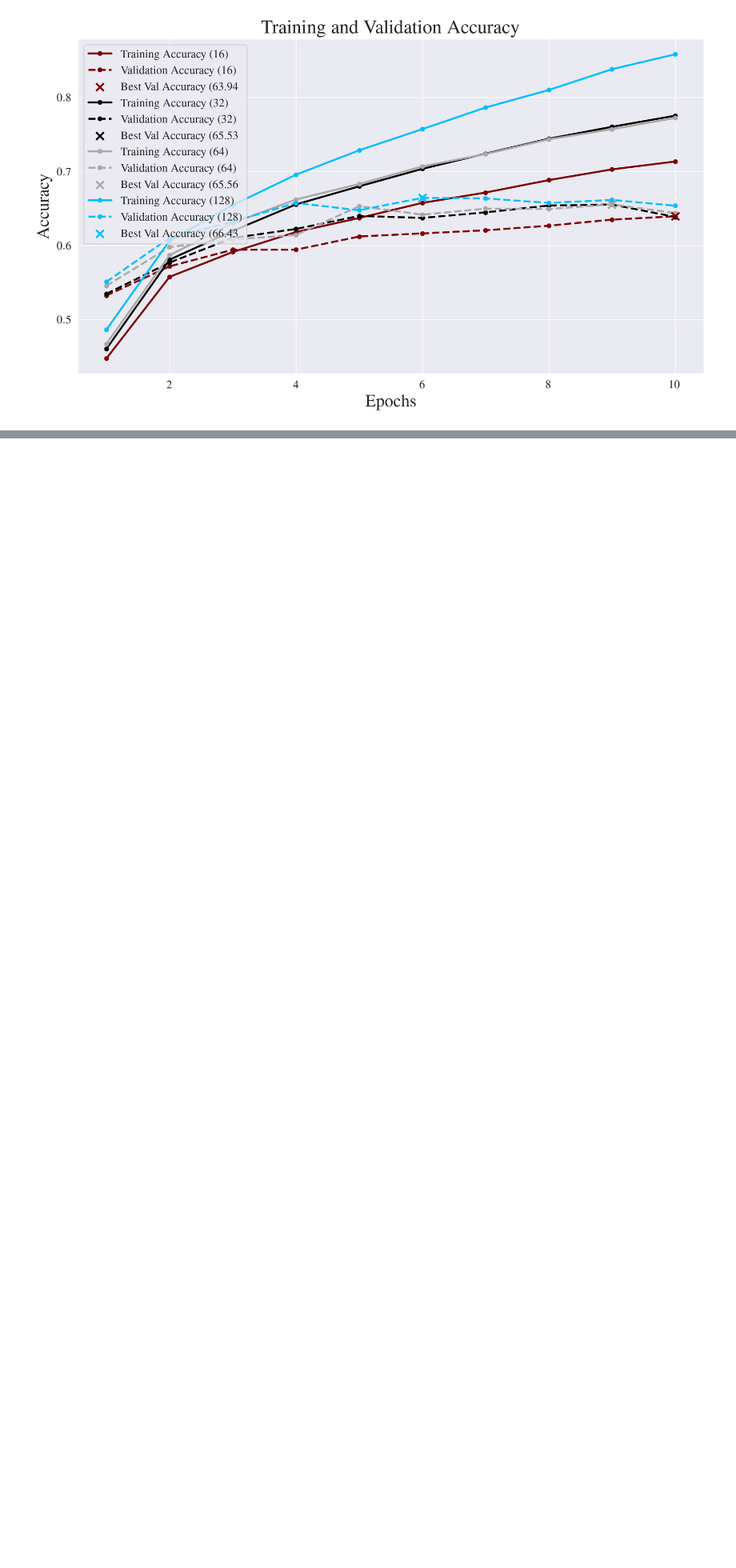
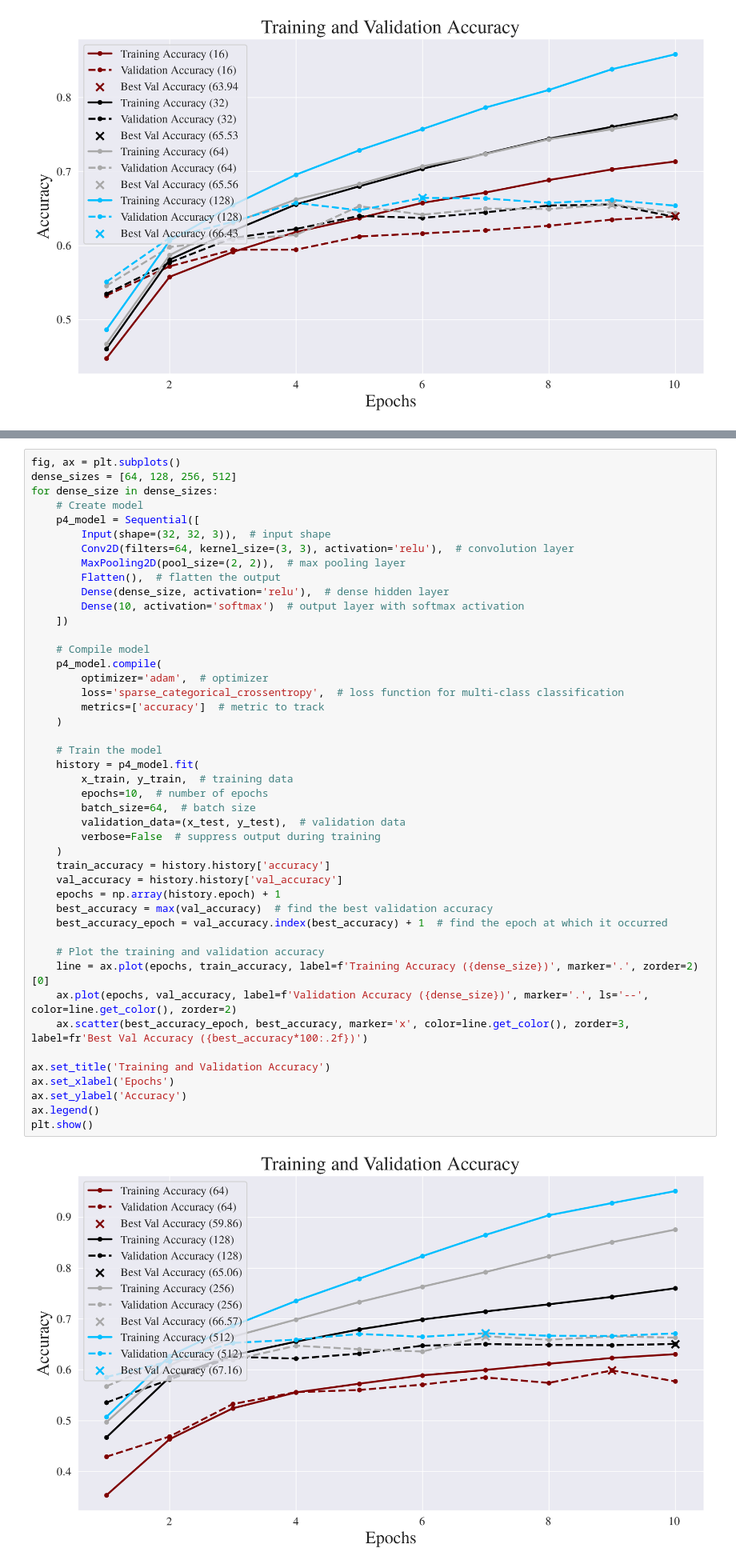
Before and after one commit to gabemorris12/machine_learning, a Jupyter notebook: Homework 5/Machine Learning Homework 5.ipynb, the cells around one changed output, grey strips where cells are left out. Shown at 80% size. Drawn from its saved outputs; the diff is of its cells as text; blank space fills up the shorter version.

```diff
--- a/Homework 5/Machine Learning Homework 5.ipynb
+++ b/Homework 5/Machine Learning Homework 5.ipynb
@@ -236,0 +242,47 @@ The results show that as the output size of the convolution layer increases, the
+# %%
+fig, ax = plt.subplots()
+dense_sizes = [64, 128, 256, 512]
+for dense_size in dense_sizes:
+    # Create model
+    p4_model = Sequential([
+        Input(shape=(32, 32, 3)),  # input shape
+        Conv2D(filters=64, kernel_size=(3, 3), activation='relu'),  # convolution layer
+        MaxPooling2D(pool_size=(2, 2)),  # max pooling layer
+        Flatten(),  # flatten the output
+        Dense(dense_size, activation='relu'),  # dense hidden layer
+        Dense(10, activation='softmax')  # output layer with softmax activation
+    ])
+
+    # Compile model
+    p4_model.compile(
+        optimizer='adam',  # optimizer
+        loss='sparse_categorical_crossentropy',  # loss function for multi-class classification
+        metrics=['accuracy']  # metric to track
+    )
+
+    # Train the model
+    history = p4_model.fit(
+        x_train, y_train,  # training data
+        epochs=10,  # number of epochs
+        batch_size=64,  # batch size
+        validation_data=(x_test, y_test),  # validation data
+        verbose=False  # suppress output during training
+    )
+    train_accuracy = history.history['accuracy']
+    val_accuracy = history.history['val_accuracy']
+    epochs = np.array(history.epoch) + 1
+    best_accuracy = max(val_accuracy)  # find the best validation accuracy
+    best_accuracy_epoch = val_accuracy.index(best_accuracy) + 1  # find the epoch at which it occurred
+
+    # Plot the training and validation accuracy
+    line = ax.plot(epochs, train_accuracy, label=f'Training Accuracy ({dense_size})', marker='.', zorder=2)[0]
+    ax.plot(epochs, val_accuracy, label=f'Validation Accuracy ({dense_size})', marker='.', ls='--', color=line.get_color(), zorder=2)
+    ax.scatter(best_accuracy_epoch, best_accuracy, marker='x', color=line.get_color(), zorder=3, label=fr'Best Val Accuracy ({best_accuracy*100:.2f})')
+
+ax.set_title('Training and Validation Accuracy')
+ax.set_xlabel('Epochs')
+ax.set_ylabel('Accuracy')
+ax.legend()
+plt.show()
+# %% [output]
+[figure, added]
```
Also changed, not shown: parts of 1 cell of this notebook.
